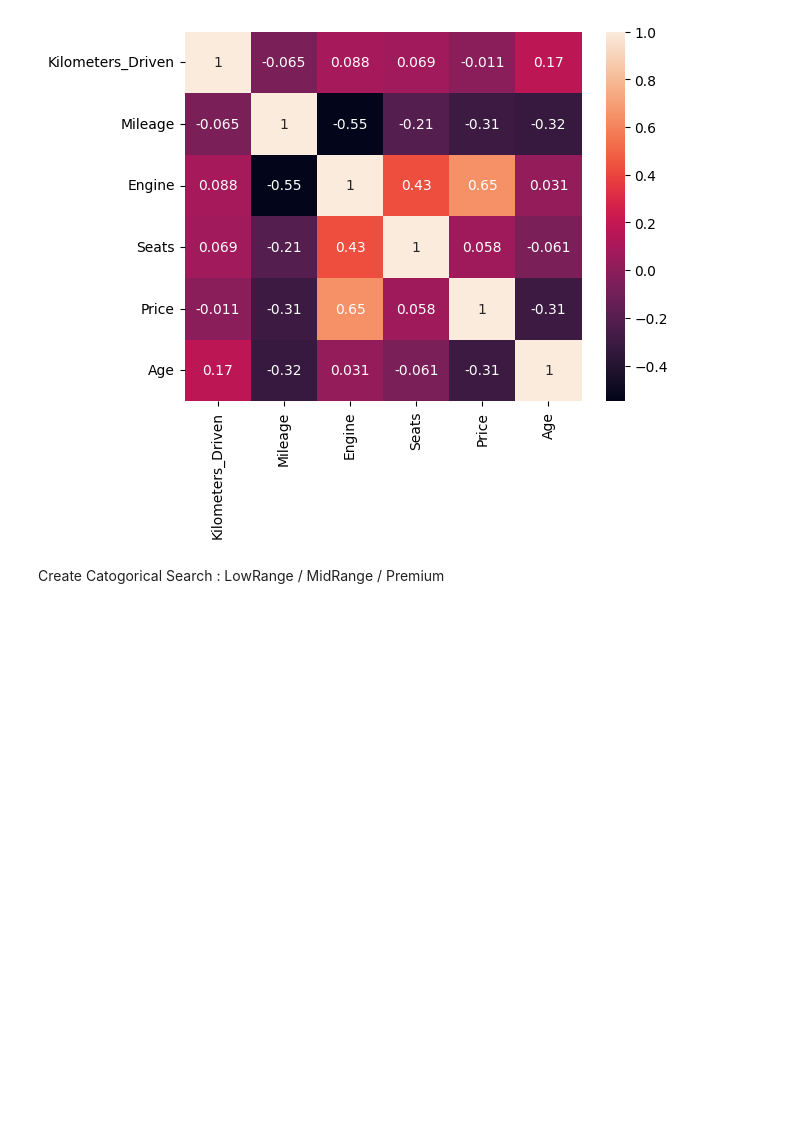
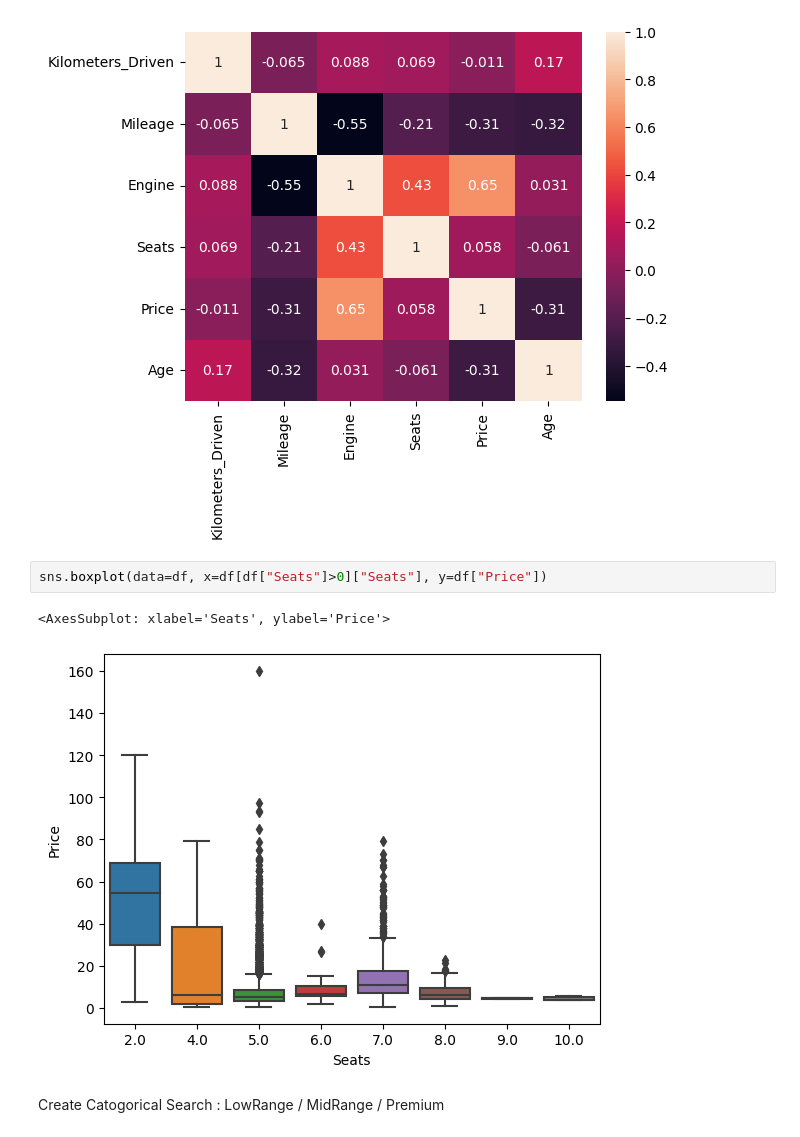
Before and after one commit to CoderMayankD/Python, a Jupyter notebook: Car Price Prediction/CarPricePredictionModel.ipynb, the cells around one changed output. Cells and saved outputs as stored; diff of their text form; blank space fills up the shorter version.

```diff
--- a/Car Price Prediction/CarPricePredictionModel.ipynb
+++ b/Car Price Prediction/CarPricePredictionModel.ipynb
@@ -208,6 +208,11 @@ sns.heatmap(df[["Kilometers_Driven","Mileage","Engine","Seats","Price","Age"]].c
 # %% [output]
 <AxesSubplot: >
 [figure]
+# %%
+sns.boxplot(data=df, x=df[df["Seats"]>0]["Seats"], y=df["Price"])
+# %% [output]
+<AxesSubplot: xlabel='Seats', ylabel='Price'>
+[figure, added]
 # %% [markdown]
 Create Catogorical Search : LowRange / MidRange / Premium
 # %% [markdown]
```
Also changed, not shown: parts of 1 cell of this notebook.
